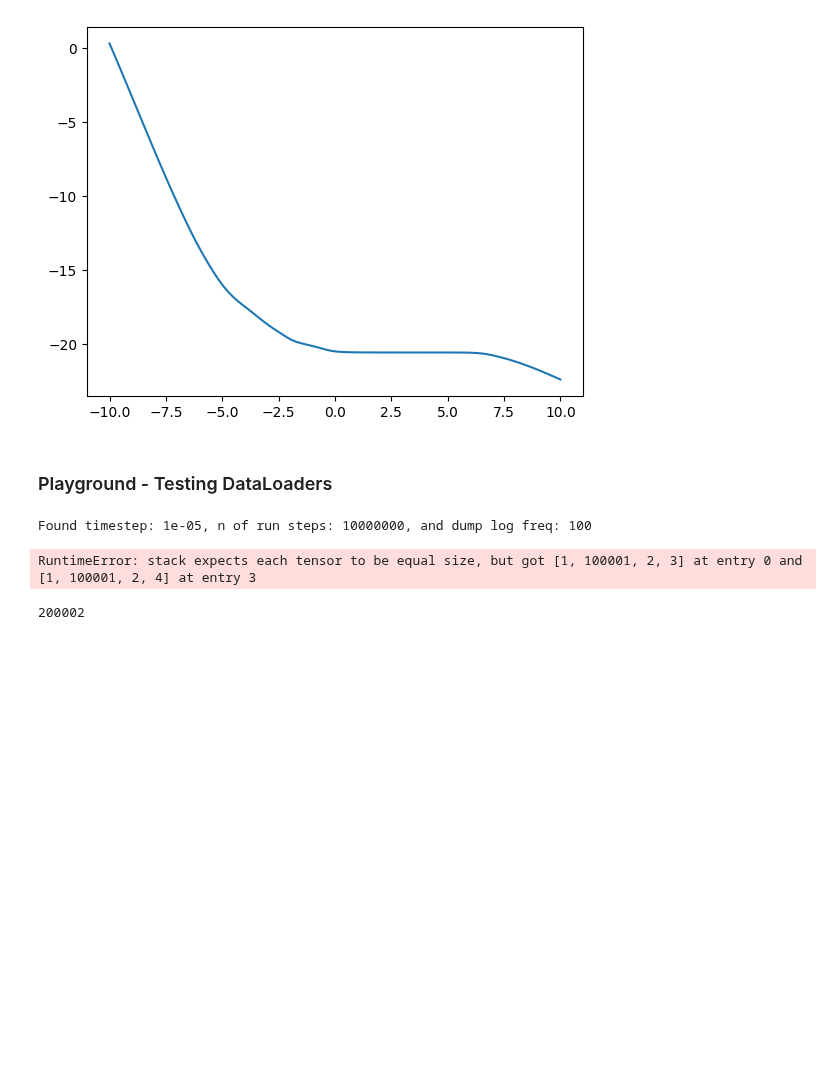
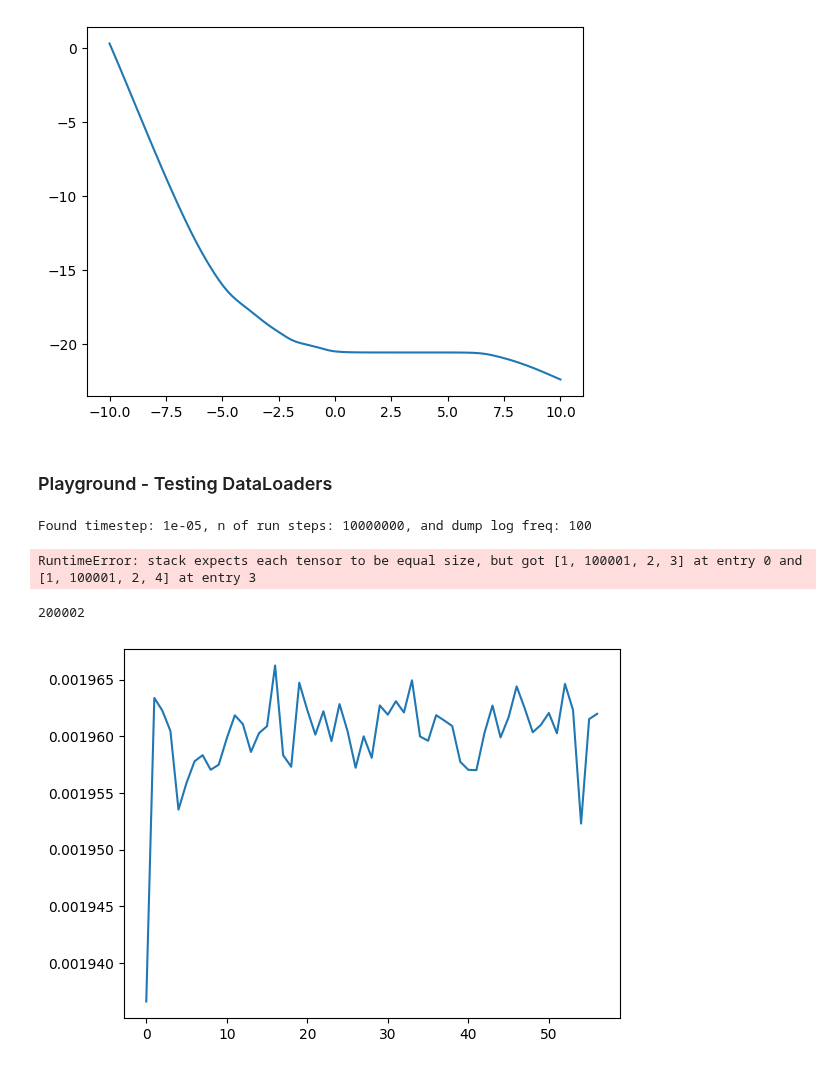
Before and after one commit to jakublala/coarsegrained-md-neural-ode, a Jupyter notebook: utils.ipynb, the cells around one changed output. Cells and saved outputs as stored; diff of their text form; code cells hidden in the pictures; blank space fills up the shorter version.

```diff
--- a/utils.ipynb
+++ b/utils.ipynb
@@ -583,3 +583,25 @@ RuntimeError: stack expects each tensor to be equal size, but got [1, 100001, 2,
 len(dataset)
 # %% [output]
 200002
+# %%
+import numpy as np
+def avg(avg, val):
+    momentum = 0.99
+    return avg * momentum + val * (1 - momentum)
+
+a = np.loadtxt('results/2022-07-23/13-28-58/loss.txt')
+
+avgs = []
+for i, val in enumerate(a):
+    if i == 0:
+        avgs.append(val)
+    avgs.append(avg(avgs[-1], val))
+
+
+import matplotlib.pyplot as plt
+
+# plt.plot(a)
+plt.plot(avgs[::1000])
+plt.show()
+# %% [output]
+[figure, added]
```
Also changed, not shown: 2 other files.
